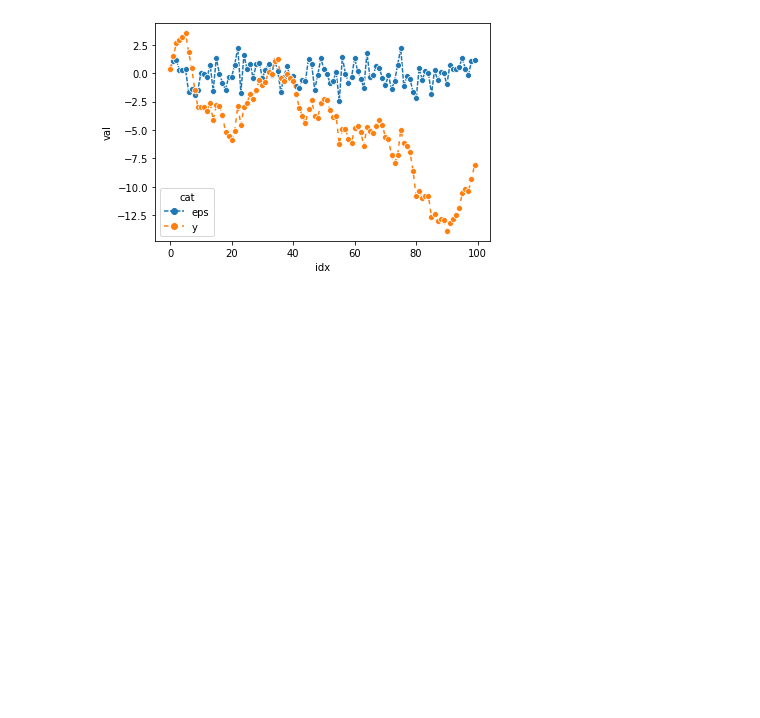
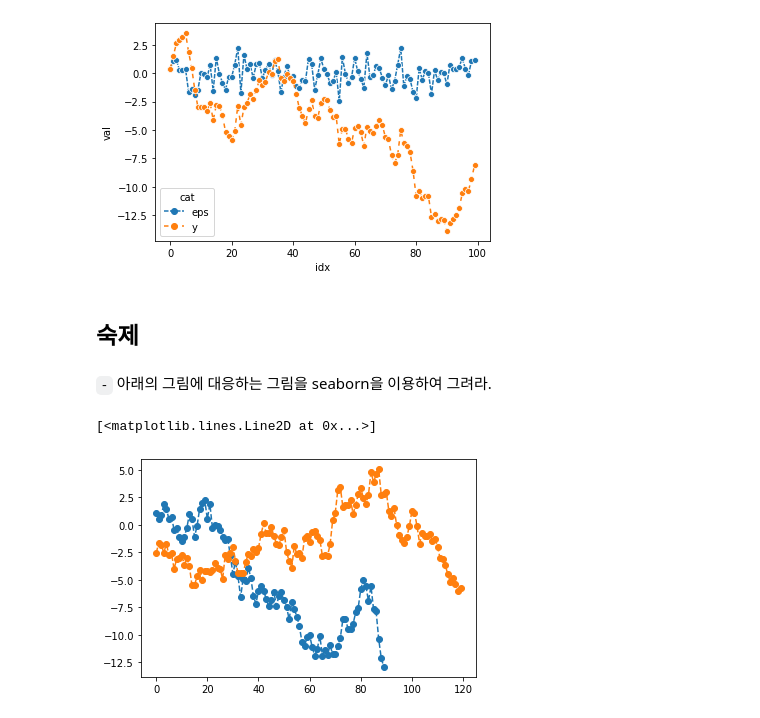
Before and after one commit to guebin/DV2022_backup, a Jupyter notebook: _notebooks/2022-09-28-(4주차) 9월28일.ipynb, the cells around one changed output. Cells and saved outputs as stored; diff of their text form; code cells hidden in the pictures; blank space fills up the shorter version.

```diff
--- a/_notebooks/2022-09-28-(4주차) 9월28일.ipynb
+++ b/_notebooks/2022-09-28-(4주차) 9월28일.ipynb
@@ -372,3 +372,16 @@ sns.lineplot(data=df2, x='idx',y='val',style='cat',hue='cat',dashes=[(3,1),(3,3)
 # %% [output]
 <AxesSubplot:xlabel='idx', ylabel='val'>
 [figure]
+# %% [markdown]
+## 숙제
+# %% [markdown]
+`-` 아래의 그림에 대응하는 그림을 seaborn을 이용하여 그려라.
+# %%
+y1 = np.random.randn(90).cumsum()
+y2 = np.random.randn(120).cumsum()
+# %%
+plt.plot(y1,'--o')
+plt.plot(y2,'--o')
+# %% [output]
+[<matplotlib.lines.Line2D at 0x...>]
+[figure, added]
```
